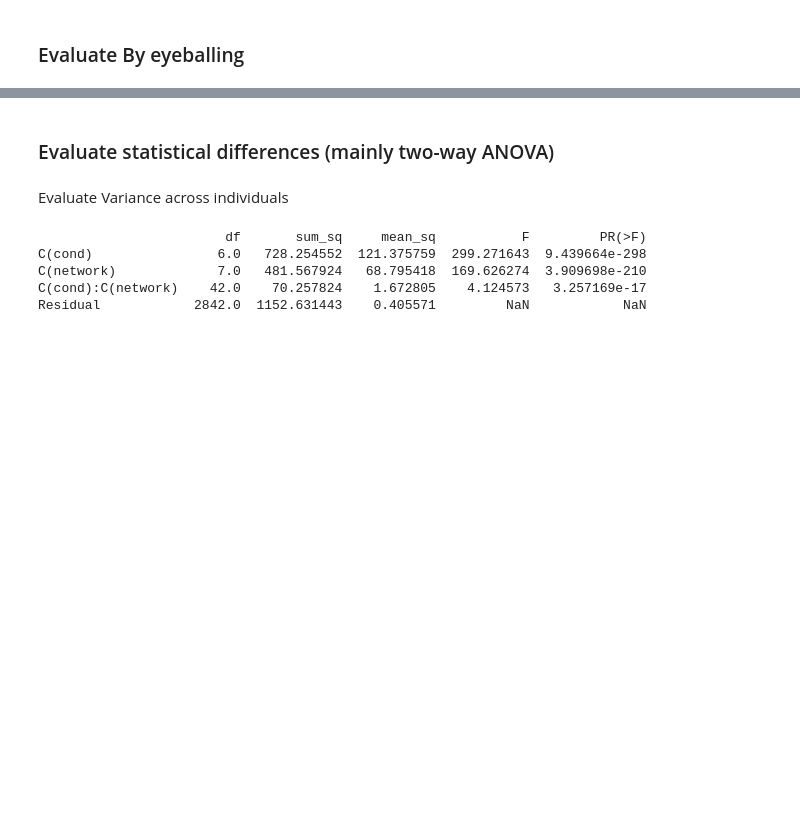
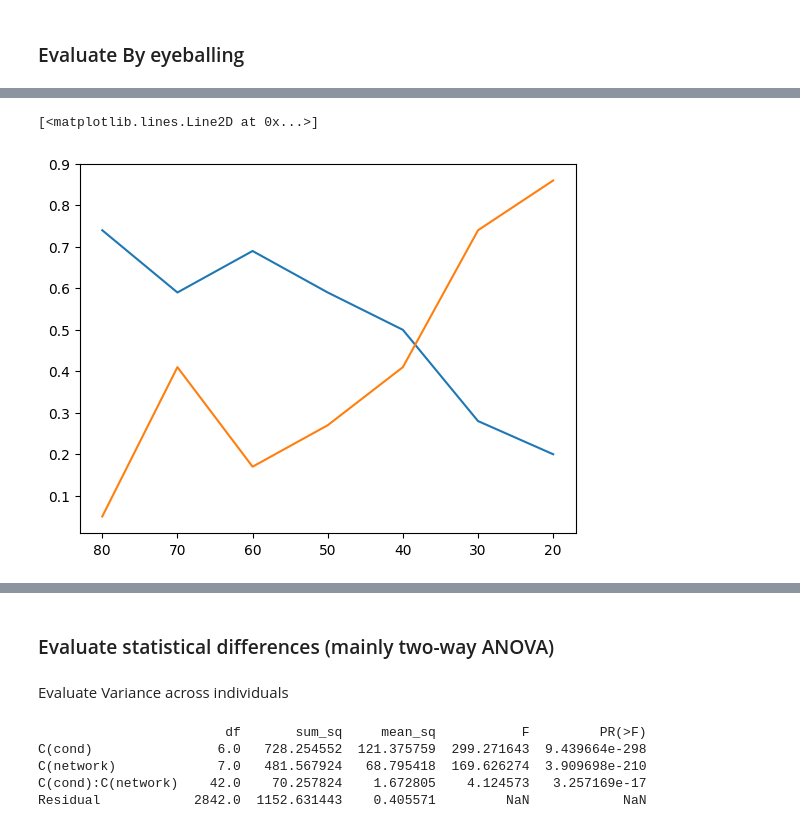
Before and after one commit to MIPLabCH/emoguide_gradients, a Jupyter notebook: 13_frame-select-stability.ipynb, the cells around one changed output, grey strips where cells are left out. Cells and saved outputs as stored; diff of their text form; code cells hidden in the pictures; blank space fills up the shorter version.

```diff
--- a/13_frame-select-stability.ipynb
+++ b/13_frame-select-stability.ipynb
@@ -311,0 +413,35 @@ rest_bootstrap_gradients = load('./resources/f-select_grad/rest_bootstrap_gradie
+# %%
+threshed_df = {}
+for bounds in tqdm(fselect_subjects_gradients):
+    tdf = {}
+    lb,rb = bounds
+    ssize = str(rb-lb)
+    if ssize == '90': continue
+    TMP = load('./resources/null_grad/sample_permovie/nulldistrib_random{}.pkl'.format(ssize))
+
+    A = []
+    for i in range(100):
+        tmp = np.asarray([D(TMP[i][ssize].mean(axis=1)[k],TMP[i][ssize][k]) for k in range(30)])
+        A.append(tmp.std(axis=0).mean(axis=0))
+
+    fscore = np.asarray([D(fselect_subjects_gradients[bounds].mean(axis=1)[k],
+              fselect_subjects_gradients[bounds][k]) for k in range(30)])
+    fscore = fscore.std(axis=0).mean(axis=0)
+    nscore = null_score(A,fscore)
+    tdf['fullnet'] = nscore
+
+    for region in index2region.keys():
+        A = []
+        for i in range(100):
+            tmp = np.asarray([D(TMP[i][ssize][k].mean(axis=0),
+                                TMP[i][ssize][k,index2region[region]]) for k in range(30)])
+            A.append(tmp.std(axis=0).mean(axis=0))
+
+        fscore = np.asarray([D(fselect_subjects_gradients[bounds][k].mean(axis=0),
+              fselect_subjects_gradients[bounds][k,index2region[region]]) for k in range(30)])
+        fscore = fscore.std(axis=0).mean(axis=0)
+        nscore = null_score(A,fscore)
+        tdf[region] = nscore
+
+    threshed_df[bounds] = tdf
+threshed_df = pd.DataFrame.from_records(threshed_df)
@@ -312,2 +507,8 @@ rest_bootstrap_gradients = load('./resources/f-select_grad/rest_bootstrap_gradie
+# %%
+plt.plot(cdf['fullnet'])
+plt.plot(tdf['fullnet'])
+# %% [output]
+[<matplotlib.lines.Line2D at 0x...>]
+[figure, added]
 # %%
 # quick viz
```
Also changed, not shown: parts of 31 cells of this notebook, 9 other files.
